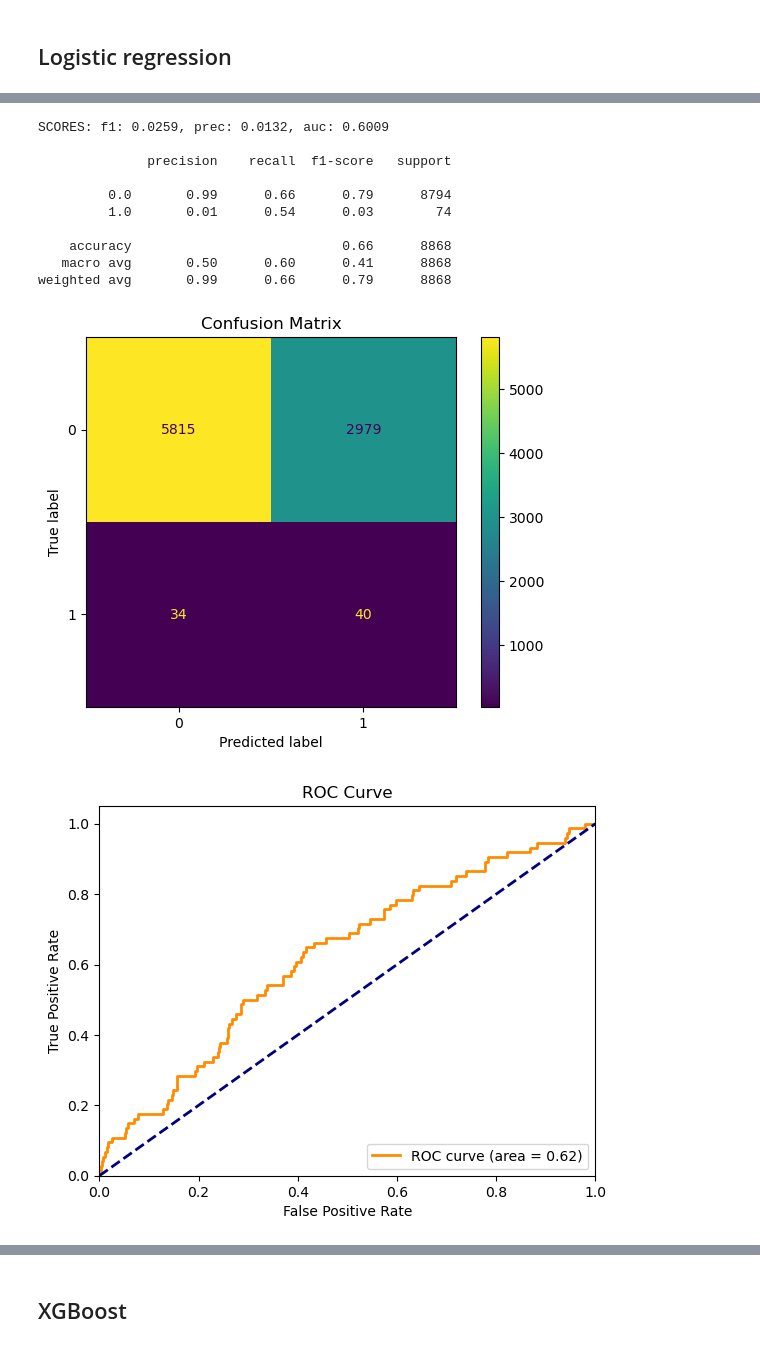
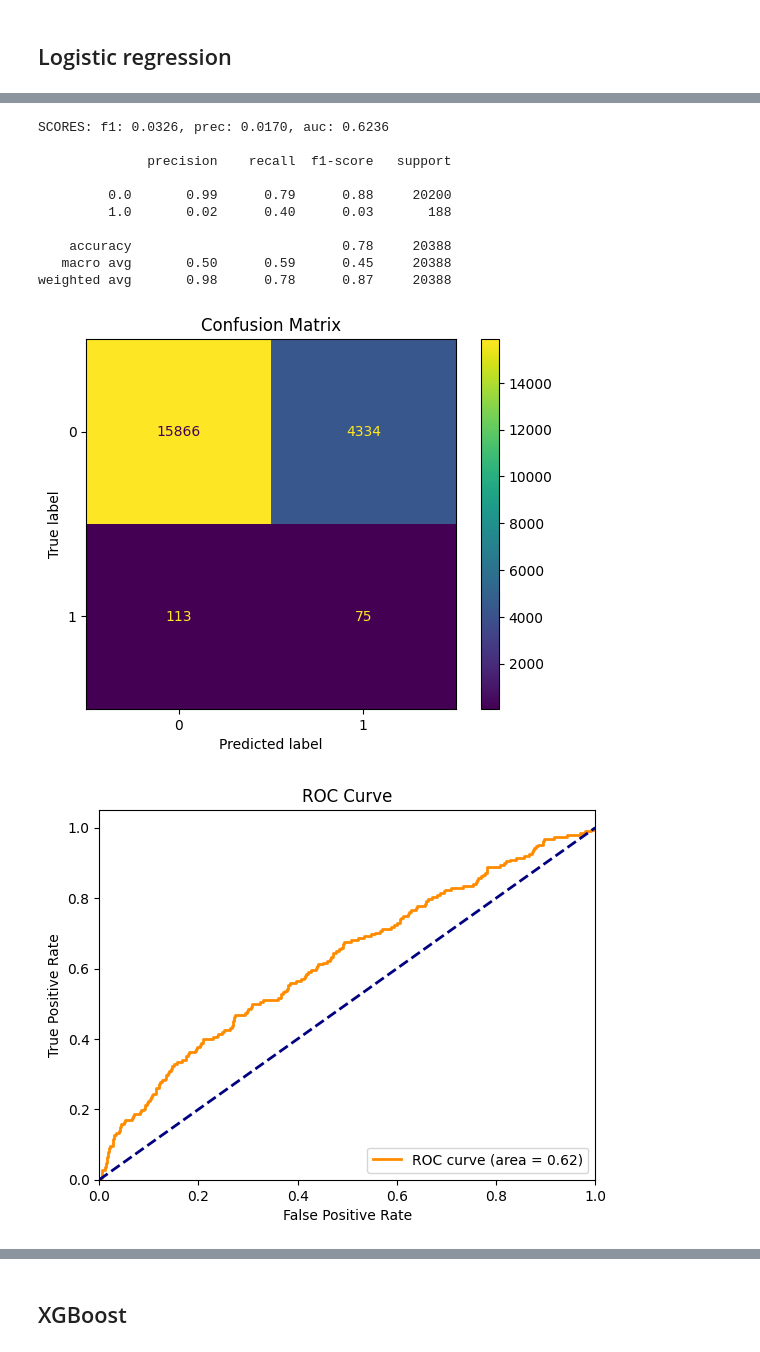
Before and after one commit to philipzabicki/solanaDEXtokenCollector, a Jupyter notebook: modeling.ipynb, the cells around one changed output, grey strips where cells are left out. Drawn from its saved outputs; the diff is of its cells as text; code cells hidden in the pictures.

```diff
--- a/modeling.ipynb
+++ b/modeling.ipynb
@@ -112,17 +255,0 @@ X_train_res, y_train_res = smote.fit_resample(X_train, y_train)
-# %%
-# Inicjalizacja modelu Random Forest
-rf_model = BalancedRandomForestClassifier(
-    replacement=True,
-    bootstrap=False,
-    class_weight="balanced",
-    sampling_strategy="auto",
-    n_jobs=-1,
-    random_state=RND_STATE,
-)
-
-# Trenowanie modelu na danych treningowych
-rf_model.fit(X_train, y_train)
-joblib.dump(rf_model, "models/default_rf_model.joblib")
-
-# Przewidywanie na zbiorze testowym
-y_pred = rf_model.predict(X_test)
@@ -129,8 +378,11 @@ y_pred = rf_model.predict(X_test)
 # %%
+y_pred = best_model.predict(X_test)
+y_pred_proba = best_model.predict_proba(X_test)[:, 1]
+
 # Ocena modelu
 _f1_score = f1_score(y_test, y_pred)
 _precision = precision_score(y_test, y_pred)
-_auc = roc_auc_score(y_test, y_pred)
+_auc = roc_auc_score(y_test, y_pred_proba)
 print(
     f"SCORES: f1: {_f1_score:.4f}, prec: {_precision:.4f}, auc: {_auc:.4f}", end="\n\n"
 )
@@ -146,7 +398,6 @@ plt.title("Confusion Matrix")
 plt.show()
 
 # Krzywa ROC
-y_pred_proba = rf_model.predict_proba(X_test)[:, 1]
 fpr, tpr, _ = roc_curve(y_test, y_pred_proba)
 roc_auc = auc(fpr, tpr)
 
@@ -207,11 +458,2 @@ Passing `palette` without assigning `hue` is deprecated and will be removed in v
 # %% [markdown]
 ## Logistic regression
-# %%
-lr_model = LogisticRegression(
-    class_weight="balanced", max_iter=1_000, random_state=RND_STATE
-)
-lr_model.fit(X_train_res, y_train_res)
-joblib.dump(lr_model, "models/default_lr_model.joblib")
-
-# Dokonaj predykcji na zestawie testowym
-y_pred = lr_model.predict(X_test)
@@ -218,44 +550,46 @@ y_pred = lr_model.predict(X_test)
 # %%
+y_pred = best_model.predict(X_test)
+y_pred_proba = best_model.predict_proba(X_test)[:, 1]
+
 _f1_score = f1_score(y_test, y_pred)
 _precision = precision_score(y_test, y_pred)
-_auc = roc_auc_score(y_test, y_pred)
+_auc = roc_auc_score(y_test, y_pred_proba)
 print(
     f"SCORES: f1: {_f1_score:.4f}, prec: {_precision:.4f}, auc: {_auc:.4f}", end="\n\n"
 )
 print(classification_report(y_test, y_pred))
 
 # Macierz pomyłek
 cm = confusion_matrix(y_test, y_pred)
 disp = ConfusionMatrixDisplay(confusion_matrix=cm)
 disp.plot()
 plt.title("Confusion Matrix")
 plt.show()
 
 # Krzywa ROC
-y_pred_proba = lr_model.predict_proba(X_test)[:, 1]
 fpr, tpr, _ = roc_curve(y_test, y_pred_proba)
 roc_auc = auc(fpr, tpr)
 
 plt.figure()
 plt.plot(fpr, tpr, color="darkorange", lw=2, label=f"ROC curve (area = {roc_auc:.2f})")
 plt.plot([0, 1], [0, 1], color="navy", lw=2, linestyle="--")
 plt.xlim([0.0, 1.0])
 plt.ylim([0.0, 1.05])
 plt.xlabel("False Positive Rate")
 plt.ylabel("True Positive Rate")
 plt.title("ROC Curve")
 plt.legend(loc="lower right")
 plt.show()
 # %% [output]
-SCORES: f1: 0.0259, prec: 0.0132, auc: 0.6009
+SCORES: f1: 0.0326, prec: 0.0170, auc: 0.6236
 
               precision    recall  f1-score   support
 
-         0.0       0.99      0.66      0.79      8794
-         1.0       0.01      0.54      0.03        74
+         0.0       0.99      0.79      0.88     20200
+         1.0       0.02      0.40      0.03       188
 
-    accuracy                           0.66      8868
-   macro avg       0.50      0.60      0.41      8868
-weighted avg       0.99      0.66      0.79      8868
+    accuracy                           0.78     20388
+   macro avg       0.50      0.59      0.45     20388
+weighted avg       0.98      0.78      0.87     20388
-[figure, old version]
+[figure, new version]
-[figure, old version]
+[figure, new version]
```
Also changed, not shown: parts of 51 cells of this notebook, 6 other files.
